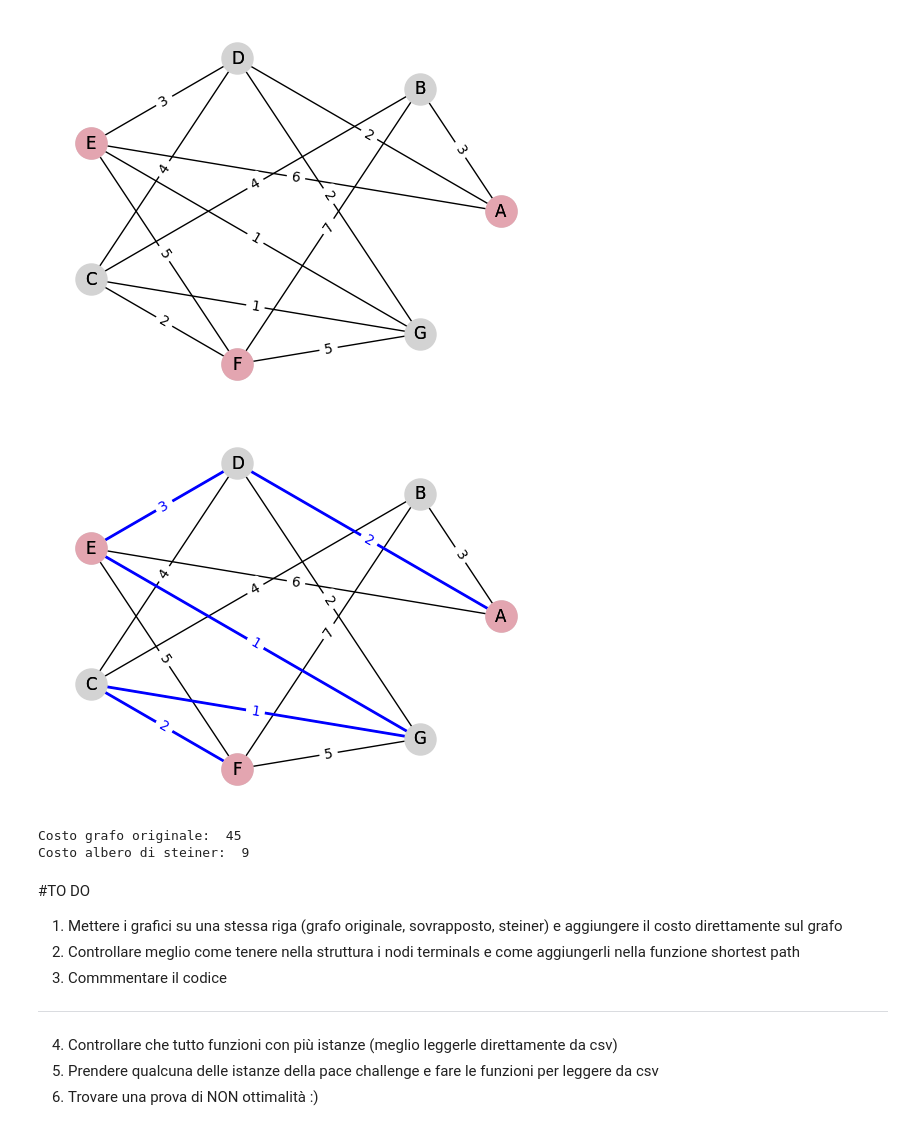
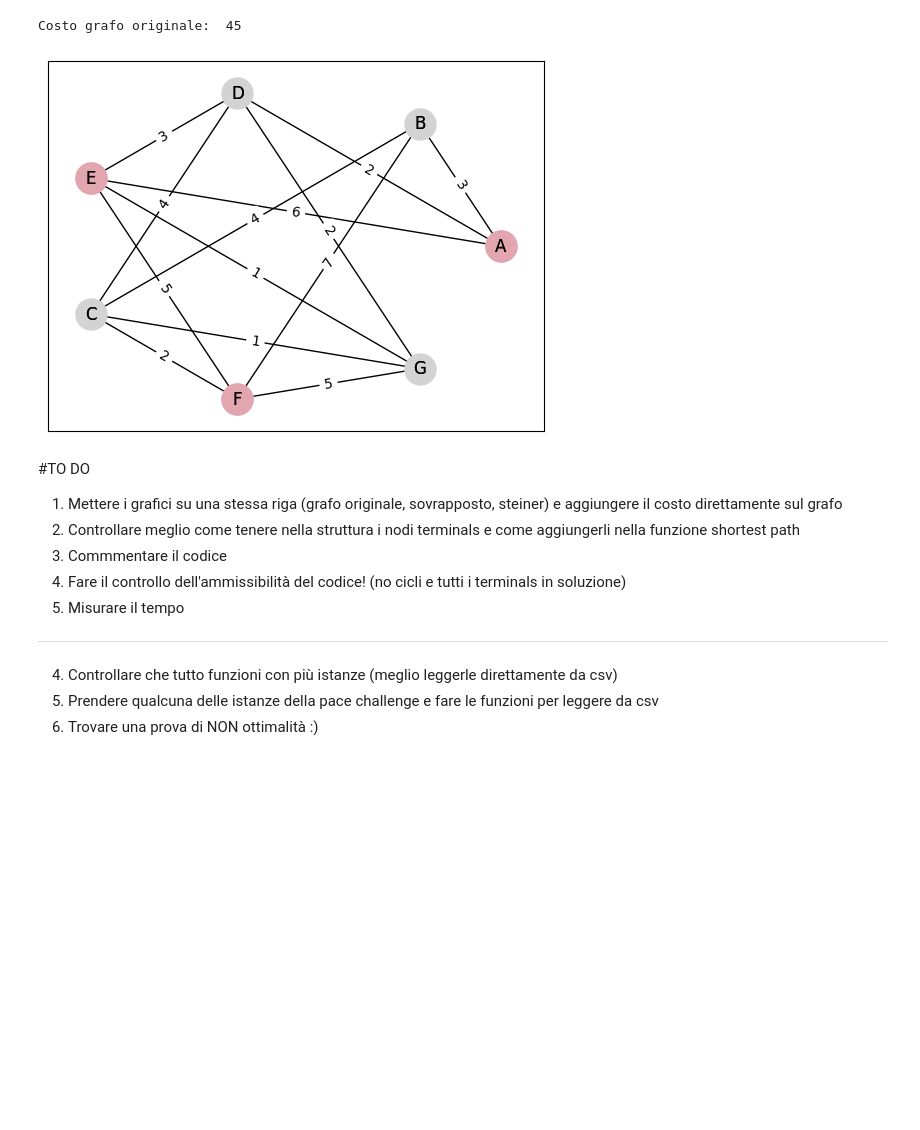
Before and after one commit to dream-19/Steiner-Tree-Operations-Research, a Jupyter notebook: heu1_shortest_path.ipynb, the cells around one changed output. Cells and saved outputs as stored; diff of their text form; code cells hidden in the pictures; blank space fills up the shorter version.

```diff
--- a/heu1_shortest_path.ipynb
+++ b/heu1_shortest_path.ipynb
@@ -1,11 +6,15 @@
 # %%
-import networkx as nx
-import matplotlib.pyplot as plt
-
 class Graph:
     def __init__(self):
         self.vertices = {}
         self.steiner_vertices = []
+        self.optimal_cost_steiner_tree = 0
+
+    def set_optimal_cost_steiner_tree(self,cost):
+        self.optimal_cost_steiner_tree = cost
+
+    def get_optimal_cost_steiner_tree(self):
+        return self.optimal_cost_steiner_tree
 
     def add_vertex(self, vertex):
         self.vertices[vertex] = {}
@@ -74,15 +83,15 @@ class Graph:
         # Draw the graph with terminals in red and Steiner tree edges in blue
         nx.draw_networkx(nx_graph, pos, with_labels=True, node_color='lightgray', node_size=500)
         nx.draw_networkx_labels(nx_graph, pos)
-        nx.draw_networkx_nodes(nx_graph, pos, nodelist= self.steiner_vertices, node_color='#e3a5b0', node_size=500)
+        nx.draw_networkx_nodes(nx_graph, pos, nodelist = self.steiner_vertices, node_color='#e3a5b0', node_size=500)
         edge_labels = nx.get_edge_attributes(nx_graph, 'weight')
         #nx.draw_networkx_edges(steiner_tree, pos, edge_color='blue', width=2)
         nx.draw_networkx_edge_labels(nx_graph, pos, edge_labels = edge_labels, font_size=10)
 
 
         # Visualizzazione del grafo
-        plt.axis('off')
-        plt.show()
+        #plt.axis('off')
+        #plt.show()
 
     def find_shortest_path(self, start_node, end_node):
         distances = {vertex: float('inf') for vertex in self.vertices}
@@ -248,50 +252,39 @@ def shortest_path(grafo):
 
     return steiner_tree
 # %%
-graph2 = Graph()
-graph2.add_edge('A', 'B', 3)
-graph2.add_edge('A', 'D', 2)
-graph2.add_edge('A', 'E', 6)
-graph2.add_edge('D', 'C', 4)
-graph2.add_edge('D', 'E', 3)
-graph2.add_edge('D', 'G', 2)
-graph2.add_edge('E', 'F', 5)
-graph2.add_edge('E', 'G', 1)
-graph2.add_edge('G', 'F', 5)
-graph2.add_edge('G', 'C', 1)
-graph2.add_edge('C', 'F', 2)
-graph2.add_edge('B', 'C', 4)
-graph2.add_edge('F', 'B', 7)
-graph2.add_steiner('A')
-graph2.add_steiner('E')
-graph2.add_steiner('F')
+graphh = Graph()
+graphh.add_edge('A', 'B', 3)
+graphh.add_edge('A', 'D', 2)
+graphh.add_edge('A', 'E', 6)
+graphh.add_edge('D', 'C', 4)
+graphh.add_edge('D', 'E', 3)
+graphh.add_edge('D', 'G', 2)
+graphh.add_edge('E', 'F', 5)
+graphh.add_edge('E', 'G', 1)
+graphh.add_edge('G', 'F', 5)
+graphh.add_edge('G', 'C', 1)
+graphh.add_edge('C', 'F', 2)
+graphh.add_edge('B', 'C', 4)
+graphh.add_edge('F', 'B', 7)
+graphh.add_steiner('A')
+graphh.add_steiner('E')
+graphh.add_steiner('F')
+
+graphh.draw_graph()
 
 
-'''print("Neighbor A:", graph2.get_neighbors('A'))
-print("Neighbor E:", graph2.get_neighbors('E'))
-print("Neighbor F:", graph2.get_neighbors('F'))
-print("Peso tra A e B: ", graph2.get_weight('A','B'))
-print("Terminals: ", graph2.get_steiner_vertices())
-print("Tutti i vertici: ",graph2.get_vertices())'''
 
-graph2.draw_graph()
-
-#print(graph2.find_shortest_path('E','A'))
-steiner_tree = shortest_path(graph2)
-draw_with_steiner_tree(graph2, steiner_tree)
-
-print("Costo grafo originale: ", graph2.calculate_cost())
-print("Costo albero di steiner: ", steiner_tree.calculate_cost())
+print("Costo grafo originale: ", graphh.calculate_cost())
 # %% [output]
+Costo grafo originale:  45
-[figure, old version]
+[figure, new version]
-[figure, removed]
-Costo grafo originale:  45
-Costo albero di steiner:  9
 # %% [markdown]
 #TO DO
 1) Mettere i grafici su una stessa riga (grafo originale, sovrapposto, steiner) e aggiungere il costo direttamente sul grafo
 2) Controllare meglio come tenere nella struttura i nodi terminals e come aggiungerli nella funzione shortest path
 3) Commmentare il codice
+4) Fare il controllo dell'ammissibilità del codice! (no cicli e tutti i terminals in soluzione)
+5) Misurare il tempo
 
 ---------------------
 4) Controllare che tutto funzioni con più istanze (meglio leggerle direttamente da csv)
```
Also changed, not shown: parts of 5 cells of this notebook, 11 other files.
